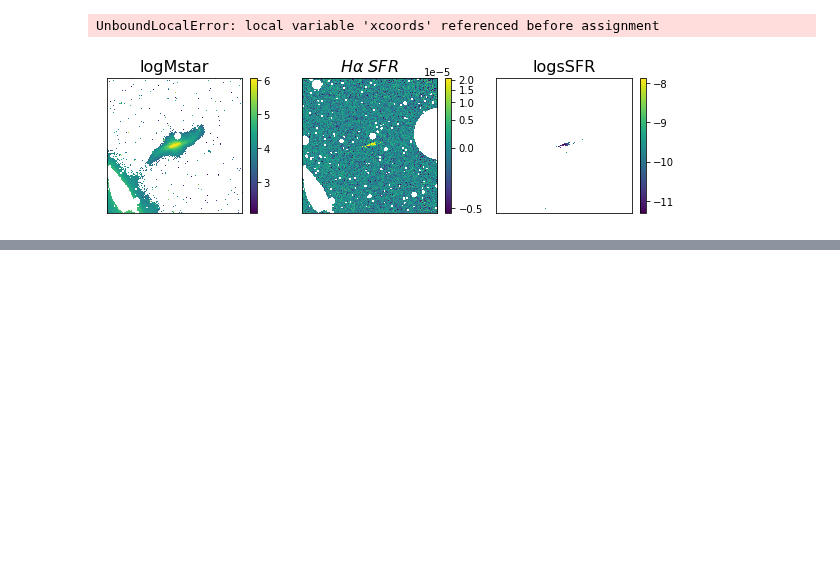
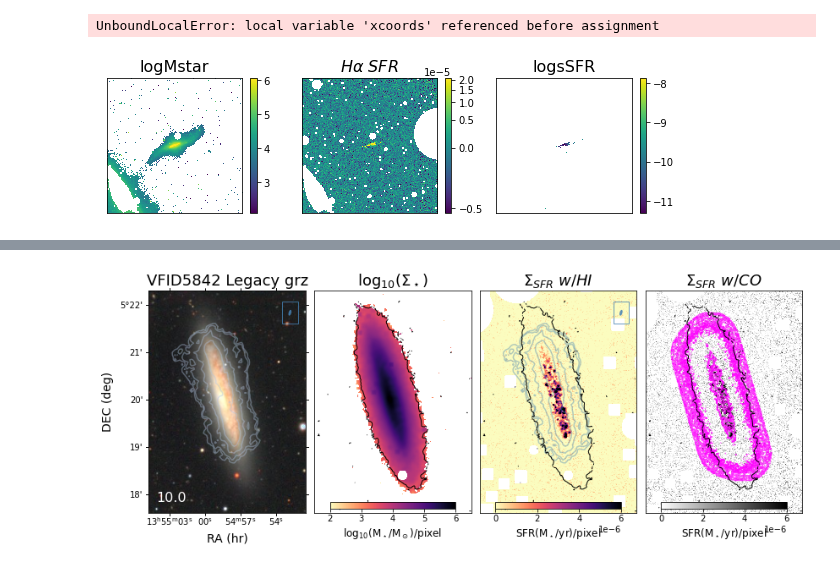
Before and after one commit to rfinn/havirgo, a Jupyter notebook: notebooks/alma_sources.ipynb, the cells around one changed output, grey strips where cells are left out. Drawn from its saved outputs; the diff is of its cells as text; code cells hidden in the pictures; blank space fills up the shorter version.

```diff
--- a/notebooks/alma_sources.ipynb
+++ b/notebooks/alma_sources.ipynb
@@ -18,7 +18,21 @@ VFID6362-UGC09661
 import os
 import numpy as np
 from matplotlib import pyplot as plt
+from astropy.io import fits
+from astropy.wcs import WCS
+
+from PIL import Image
+
+import glob
 homedir = os.getenv("HOME")
+
+import warnings
+warnings.filterwarnings('ignore')
+
+
+%matplotlib inline
+mycolors = plt.rcParams['axes.prop_cycle'].by_key()['color']
+plotdir = homedir+'/research/Virgo/plots/halpha/'
 # %%
 alldirs = ['VFID5855-NGC5348-INT-20190206-p120',\
           'VFID5842-NGC5356-INT-20190206-p120',\
@@ -56,0 +87,75 @@ ImportError: dlopen(/Users/rfinn/anaconda3/lib/python3.8/site-packages/cv2/cv2.a
+# %%
+#from scipy.integrate import simpson
+import os
+%run ~/github/Virgo/programs/readtablesv2.py
+%run ~/github/havirgo/python/hafunctions.py
+
+
+
+
+scales = {'VFID5842':1.06,'VFID5844':1.03,'VFID5851':1,'VFID5855':1.07,
+         'VFID5859':1.1,'VFID5869':1.0,'VFID5879':.99,'VFID5889':1.0,'VFID5892':0.98}
+
+rmax_dict = {'VFID5851':160,'VFID5842':120.,'VFID5859':20,'VFID5892':100,
+         'VFID5855':150,'VFID5889':220,'VFID5844':30,'VFID5879':40,
+            'VFID6018':100, 'VFID6033':100,'VFID6091':100,'VFID6362':100}
+#rmax = [160,120,20,100,200,220]
+
+
+
+# testing for VFID5855 after updating the mask
+alldirs = ['VFID5842-NGC5356-INT-20190206-p120',
+           'VFID5855-NGC5348-INT-20190206-p120',
+           'VFID6018-NGC5560-INT-20190208-p131',\
+           ]
+# starts at SNR=2 and step by 1
+# levels for NGC5348
+# gianluca's values  [0.05647817, 0.08471726, 0.11295635, 0.14119543, 0.16943452 0.1976736, 0.22591269, 0.25415178]
+COlevels = np.array([.03,0.05647817, 0.08471726, 0.11295635, 0.14119543, 0.16943452, 0.1976736, 0.22591269, 0.25415178])
+
+COlevels = np.array([0.026,.04,.078,.2,0.557371, 1.08861,1.61986,2.1511])#, 0.11295635, 0.14119543, 0.16943452, 0.1976736, 0.22591269, 0.25415178])
+
+
+
+
+
+for k,d in enumerate(alldirs):
+    os.chdir(homedir+'/research/Virgo-dev/cont-sub-gr')
+    print("\n####################################'")
+    print(d.split('-')[0])
+    print("####################################'")
+    print()
+    #print("rmax = ",i,rmax[i])
+    vfid = d.split('-')[0]
+    logMstar = v.magphys['logMstar_med'][v.main['VFID'] == vfid][0]
+    if logMstar < 0.1:
+        logMstar = v.magphys['logMstar_best'][v.main['VFID'] == vfid][0]
+    print(logMstar)
+    logMstar_string = f"{logMstar:.1f}"
+    print(f"logMstar = {logMstar_string}")
+    #get_images(d,scalefactor=scales[d.split('-')[0]])
+
+    #continue
+    #%run ~/github/havirgo/python/hafunctions.py
+
+
+    #mfit,sfit,rfit,hfit = fit1profile(dirname=d,rmax=rmax_dict[vfid])
+
+    # get R90 for mstar fit and sfr fit
+    #I_mstar =
+
+    #m90 = get_rad_fluxfrac(mfit,frac=0.9,verbose=True)
+
+    #s90 = get_rad_fluxfrac(sfit,frac=0.9,verbose=True)
+
+    #m50 = get_rad_fluxfrac(mfit,frac=0.5)
+
+    #s50 = get_rad_fluxfrac(sfit,frac=0.5)
+
+    #print(f"{d.split('-')[0]}: R90_mstar={m90:.1f}, R90_sfr={s90:.1f}, ratio={s90/m90:.2f} \n")
+    #print(f"{d.split('-')[0]}: R50_mstar={m50:.1f}, R50_sfr={s50:.1f}, ratio={s50/m50:.2f} \n")
+    #plot_mstar_sfr_profiles(d,rmax=rmax[k],Re_mstar=mfit.r_eff.value,Re_sfr=sfit.r_eff.value,R90_mstar=m90,R90_sfr=s90)
+    cocolor='magenta'
+    #cocolor='chartreuse'
+    plot_mstar_sfr_CO(d,rmax=rmax_dict[vfid],logMstar=logMstar_string,COcolor=cocolor,COlevels=COlevels)
+# %% [output]
@@ -56,0 +181 @@ ImportError: dlopen(/Users/rfinn/anaconda3/lib/python3.8/site-packages/cv2/cv2.a
+[figure, added]
```
Also changed, not shown: parts of 5 cells of this notebook, 3 other files.
